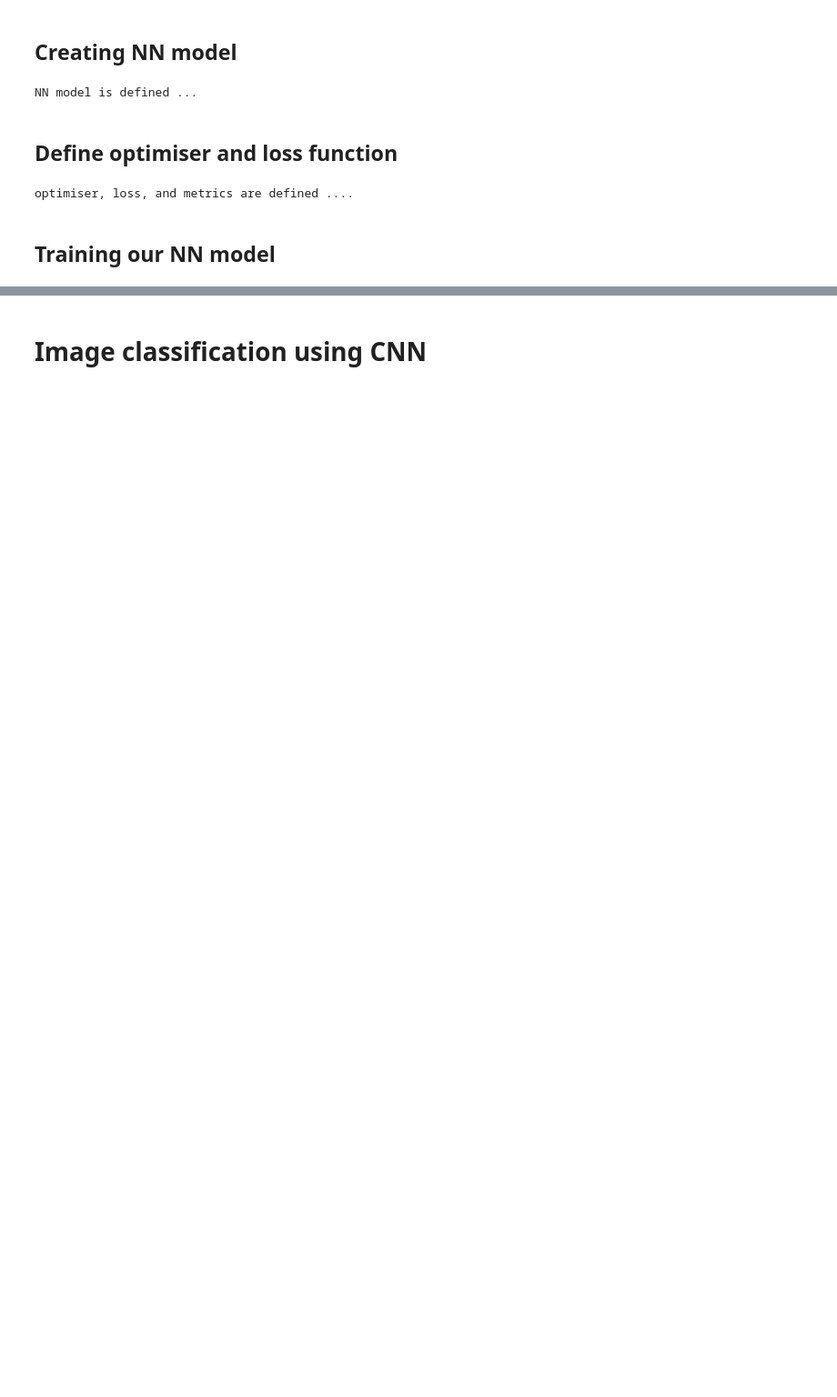
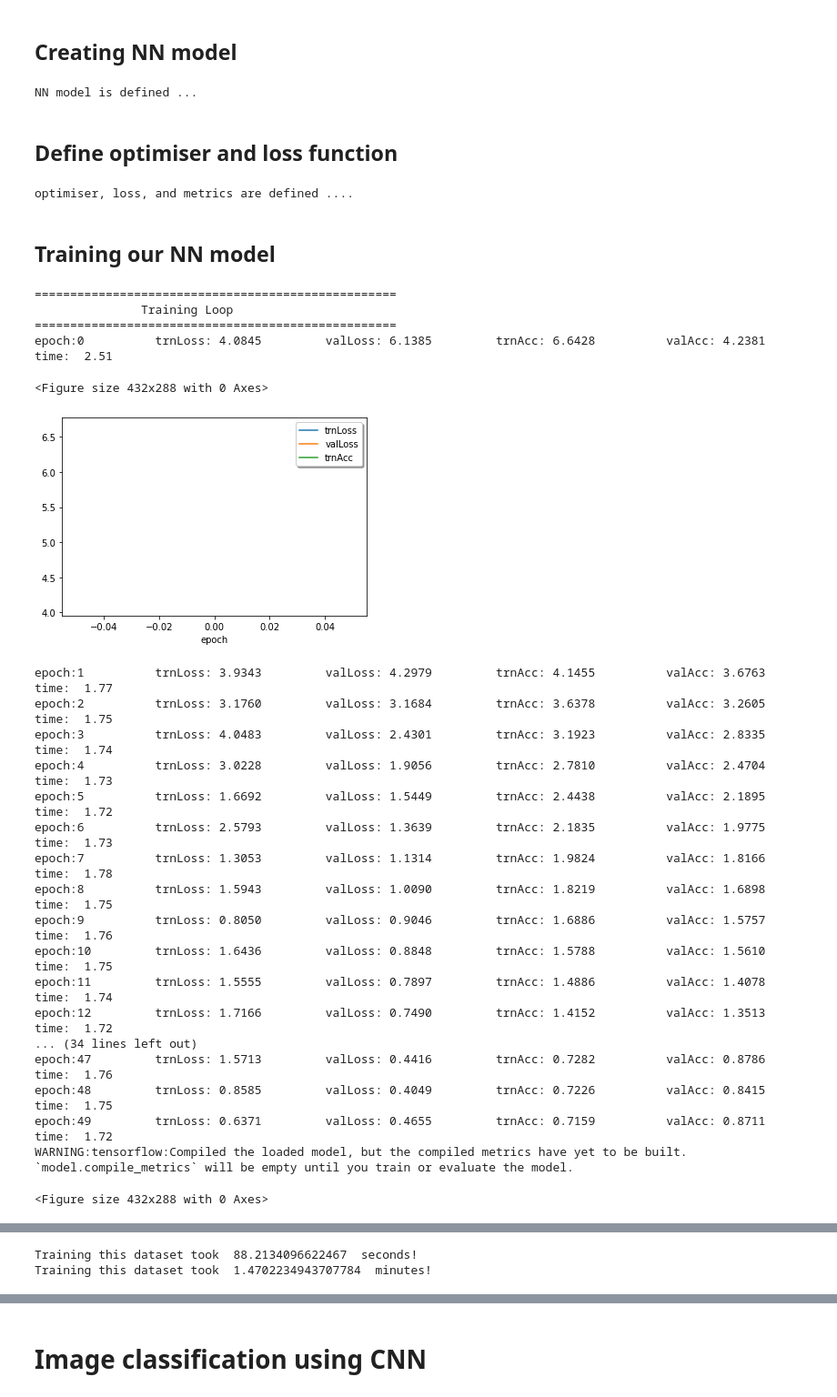
Before and after one commit to MedicalImageAnalysisTutorials/DeepLearning4All, a Jupyter notebook: IA_DNN_ImageClassification.ipynb, the cells around one changed output, grey strips where cells are left out. Shown: that part at 91% size. Drawn from its saved outputs; the diff is of its cells as text; code cells hidden in the pictures; blank space fills up the shorter version.

```diff
--- a/IA_DNN_ImageClassification.ipynb
+++ b/IA_DNN_ImageClassification.ipynb
@@ -193,32 +210,32 @@ NN model is defined ...
 # %%
 # Instantiate an optimizer to train the model.
 
-optimiserID = 1
-
+optimiserID = 1 # SGD by default for ADAM use 2
 optimizer = keras.optimizers.SGD(learning_rate=1e-3)
 if optimiserID ==2:
    optimizer = keras.optimizers.Adam()#learning_rate=0.0001
 # Instantiate a loss function.
 
-lossFunctionID =1
+lossFunctionID = 2 # SparseCategoricalCrossentropy by default for MSE use 2
 loss_fn = keras.losses.SparseCategoricalCrossentropy(from_logits=True)
 
 # Prepare the metrics.
 train_acc_metric = keras.metrics.SparseCategoricalAccuracy()
 val_acc_metric   = keras.metrics.SparseCategoricalAccuracy()
-
+tst_acc_metric   = keras.metrics.SparseCategoricalAccuracy()
 if lossFunctionID==2:
    loss_fn = keras.losses.MeanSquaredError()
    # Prepare the metrics.
    train_acc_metric = keras.metrics.MeanSquaredError()
    val_acc_metric   = keras.metrics.MeanSquaredError()
+   tst_acc_metric   = keras.metrics.MeanSquaredError()
 
 elif  lossFunctionID==3:
    loss_fn = keras.losses.CategoricalCrossentropy()
    # Prepare the metrics.
    train_acc_metric = keras.metrics.CategoricalCrossentropy()
    val_acc_metric   = keras.metrics.CategoricalCrossentropy()
-
+   tst_acc_metric   = keras.metrics.CategoricalCrossentropy()
 print("optimiser, loss, and metrics are defined .... ")
 # %% [output]
 optimiser, loss, and metrics are defined ....
@@ -228,7 +248,7 @@ optimiser, loss, and metrics are defined ....
 
 # define training parameters and file paths
 
-epochs = 2000 # number of iterations
+epochs = 50 # number of iterations
 
 # model log files path
 modelPath   = "./modelClassification.h5"
@@ -271,6 +291,7 @@ def iaPlotLoss(logPath,figPath=None):
     y3 = [ float(ln.split()[3]) for ln in lst[1:]] # accTrain
     y4 = [ float(ln.split()[4]) for ln in lst[1:]] # accValidation
     #plotting
+    plt.clf()
     fig, ax = plt.subplots()
     l1, = ax.plot(x, y1) ;     l2, = ax.plot(x, y2) ;
     l3, = ax.plot(x, y3) ;     l4, = ax.plot(x, y4) ;
@@ -288,35 +309,69 @@ if NNID==1:
     print("               Training Loop           ")
     print("===================================================")
 
+    total_time_start = time.time()
     # we loop number of iterations
     # for each iteration, we loop through all the training samples
     for epoch in range(epochs):
         #print("\nStart of epoch %d" % (epoch,))
         start_time = time.time()
 
         # Iterate over the batches of the dataset.
         for step, (x_batch_train, y_batch_train) in enumerate(train_dataset):
             loss_value = train_step(model,x_batch_train, y_batch_train)
 
         train_acc = train_acc_metric.result()
         train_acc_metric.reset_states()
 
         # Run a validation loop at the end of each epoch.
         for x_batch_val, y_batch_val in val_dataset:
             val_loss_value = val_step(model,x_batch_val, y_batch_val)
 
         val_acc = val_acc_metric.result()
         val_acc_metric.reset_states()
 
         # compute time required for each epoch
         end_time = time.time() - start_time
 
         print("epoch:%d \t trnLoss: %.4f \t valLoss: %.4f \t trnAcc: %.4f \t valAcc: %.4f \t time:  %.2f" % (epoch, float(loss_value),float(val_loss_value), float(train_acc), float(val_acc), end_time))
         logFile = open(logFilePath,'a')
         logFile.write("%d \t %.4f \t  %.4f \t %.4f \t  %.4f \t  %.2f \n" % (epoch, float(loss_value),float(val_loss_value), float(train_acc), float(val_acc), end_time))
         logFile.close()
         # plot the result
-        iaPlotLoss(logFilePath,figPath)
+        if epoch % 50 ==0:
+           # plot the result
+           iaPlotLoss(logFilePath)
 
     # save the final model
     model.save(modelPath)
+
+    # plot the result
+    iaPlotLoss(logFilePath)
+    total_time_end = time.time() - total_time_start
+    print("Training this dataset took ", total_time_end," seconds!")
+    print("Training this dataset took ", total_time_end/60.0," minutes!")
+# %% [output]
+===================================================
+               Training Loop
+===================================================
+epoch:0          trnLoss: 4.0845         valLoss: 6.1385         trnAcc: 6.6428          valAcc: 4.2381          time:  2.51
+<Figure size 432x288 with 0 Axes>
+[figure, added]
+epoch:1          trnLoss: 3.9343         valLoss: 4.2979         trnAcc: 4.1455          valAcc: 3.6763          time:  1.77
+epoch:2          trnLoss: 3.1760         valLoss: 3.1684         trnAcc: 3.6378          valAcc: 3.2605          time:  1.75
+epoch:3          trnLoss: 4.0483         valLoss: 2.4301         trnAcc: 3.1923          valAcc: 2.8335          time:  1.74
+epoch:4          trnLoss: 3.0228         valLoss: 1.9056         trnAcc: 2.7810          valAcc: 2.4704          time:  1.73
+epoch:5          trnLoss: 1.6692         valLoss: 1.5449         trnAcc: 2.4438          valAcc: 2.1895          time:  1.72
+epoch:6          trnLoss: 2.5793         valLoss: 1.3639         trnAcc: 2.1835          valAcc: 1.9775          time:  1.73
+epoch:7          trnLoss: 1.3053         valLoss: 1.1314         trnAcc: 1.9824          valAcc: 1.8166          time:  1.78
+epoch:8          trnLoss: 1.5943         valLoss: 1.0090         trnAcc: 1.8219          valAcc: 1.6898          time:  1.75
+epoch:9          trnLoss: 0.8050         valLoss: 0.9046         trnAcc: 1.6886          valAcc: 1.5757          time:  1.76
+epoch:10         trnLoss: 1.6436         valLoss: 0.8848         trnAcc: 1.5788          valAcc: 1.5610          time:  1.75
+epoch:11         trnLoss: 1.5555         valLoss: 0.7897         trnAcc: 1.4886          valAcc: 1.4078          time:  1.74
+epoch:12         trnLoss: 1.7166         valLoss: 0.7490         trnAcc: 1.4152          valAcc: 1.3513          time:  1.72
+... (34 lines left out)
+epoch:47         trnLoss: 1.5713         valLoss: 0.4416         trnAcc: 0.7282          valAcc: 0.8786          time:  1.76
+epoch:48         trnLoss: 0.8585         valLoss: 0.4049         trnAcc: 0.7226          valAcc: 0.8415          time:  1.75
+epoch:49         trnLoss: 0.6371         valLoss: 0.4655         trnAcc: 0.7159          valAcc: 0.8711          time:  1.72
+WARNING:tensorflow:Compiled the loaded model, but the compiled metrics have yet to be built. `model.compile_metrics` will be empty until you train or evaluate the model.
+<Figure size 432x288 with 0 Axes>
@@ -322,0 +379,2 @@ if NNID==1:
+Training this dataset took  88.2134096622467  seconds!
+Training this dataset took  1.4702234943707784  minutes!
```
Also changed, not shown: parts of 16 cells of this notebook.
